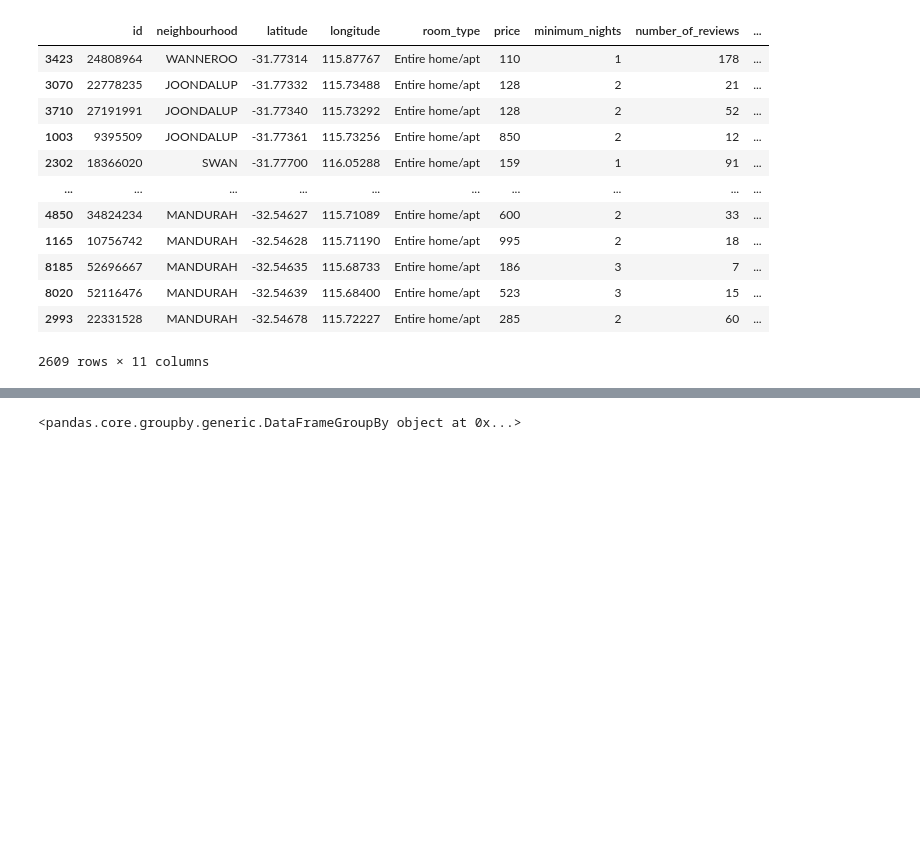
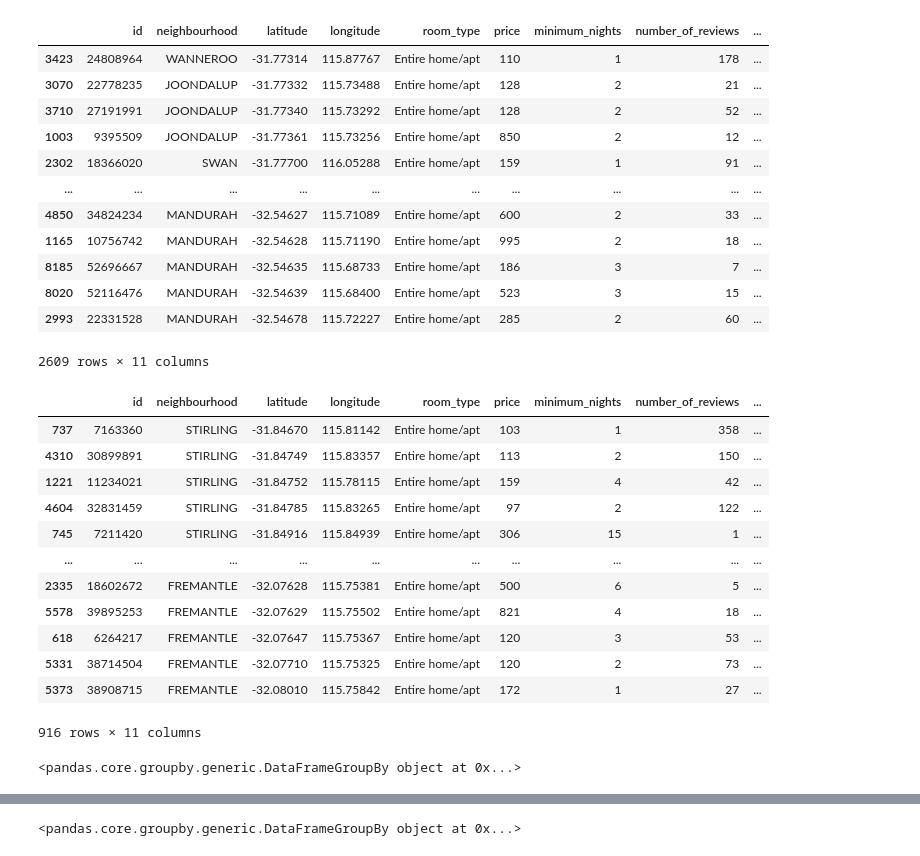
Before and after one commit to nickjaycarr88/project1_airbnb, a Jupyter notebook: Q3.ipynb, the cells around one changed output, grey strips where cells are left out. Saved outputs shown, nothing was run; the diff lists cells and outputs as text; code cells hidden in the pictures; blank space fills up the shorter version.

```diff
--- a/Q3.ipynb
+++ b/Q3.ipynb
@@ -116,3 +119,29 @@ See the caveats in the documentation: https://pandas.pydata.org/pandas-docs/stab
 | 8020 | 52116476 | MANDURAH | -32.54639 | 115.68400 | Entire home/apt | 523 | 3 | 15 | ... |
 | 2993 | 22331528 | MANDURAH | -32.54678 | 115.72227 | Entire home/apt | 285 | 2 | 60 | ... |
 2609 rows × 11 columns
+# %%
+#Extracting data for few suburbs
+values = ["PERTH", "FREMANTLE", "STIRLING"]
+apt_df_extract = apt_df.loc[apt_df['neighbourhood'].isin(values)]
+apt_df_extract
+#term_average_price_2_filter = term_average_price_2.loc[term_average_price_2['neighbourhood'] == "COTTESLOE"]
+#term_average_price_2_filter
+# %% [output]
+|  | id | neighbourhood | latitude | longitude | room_type | price | minimum_nights | number_of_reviews | ... |
+| 737 | 7163360 | STIRLING | -31.84670 | 115.81142 | Entire home/apt | 103 | 1 | 358 | ... |
+| 4310 | 30899891 | STIRLING | -31.84749 | 115.83357 | Entire home/apt | 113 | 2 | 150 | ... |
+| 1221 | 11234021 | STIRLING | -31.84752 | 115.78115 | Entire home/apt | 159 | 4 | 42 | ... |
+| 4604 | 32831459 | STIRLING | -31.84785 | 115.83265 | Entire home/apt | 97 | 2 | 122 | ... |
+| 745 | 7211420 | STIRLING | -31.84916 | 115.84939 | Entire home/apt | 306 | 15 | 1 | ... |
+| ... | ... | ... | ... | ... | ... | ... | ... | ... | ... |
+| 2335 | 18602672 | FREMANTLE | -32.07628 | 115.75381 | Entire home/apt | 500 | 6 | 5 | ... |
+| 5578 | 39895253 | FREMANTLE | -32.07629 | 115.75502 | Entire home/apt | 821 | 4 | 18 | ... |
+| 618 | 6264217 | FREMANTLE | -32.07647 | 115.75367 | Entire home/apt | 120 | 3 | 53 | ... |
+| 5331 | 38714504 | FREMANTLE | -32.07710 | 115.75325 | Entire home/apt | 120 | 2 | 73 | ... |
+| 5373 | 38908715 | FREMANTLE | -32.08010 | 115.75842 | Entire home/apt | 172 | 1 | 27 | ... |
+916 rows × 11 columns
+# %%
+apt_df_extract_groupby = apt_df_extract.groupby(['neighbourhood','Stay classification'])
+apt_df_extract_groupby
+# %% [output]
+<pandas.core.groupby.generic.DataFrameGroupBy object at 0x...>
```
Also changed, not shown: parts of 11 cells of this notebook, 9 other files.
